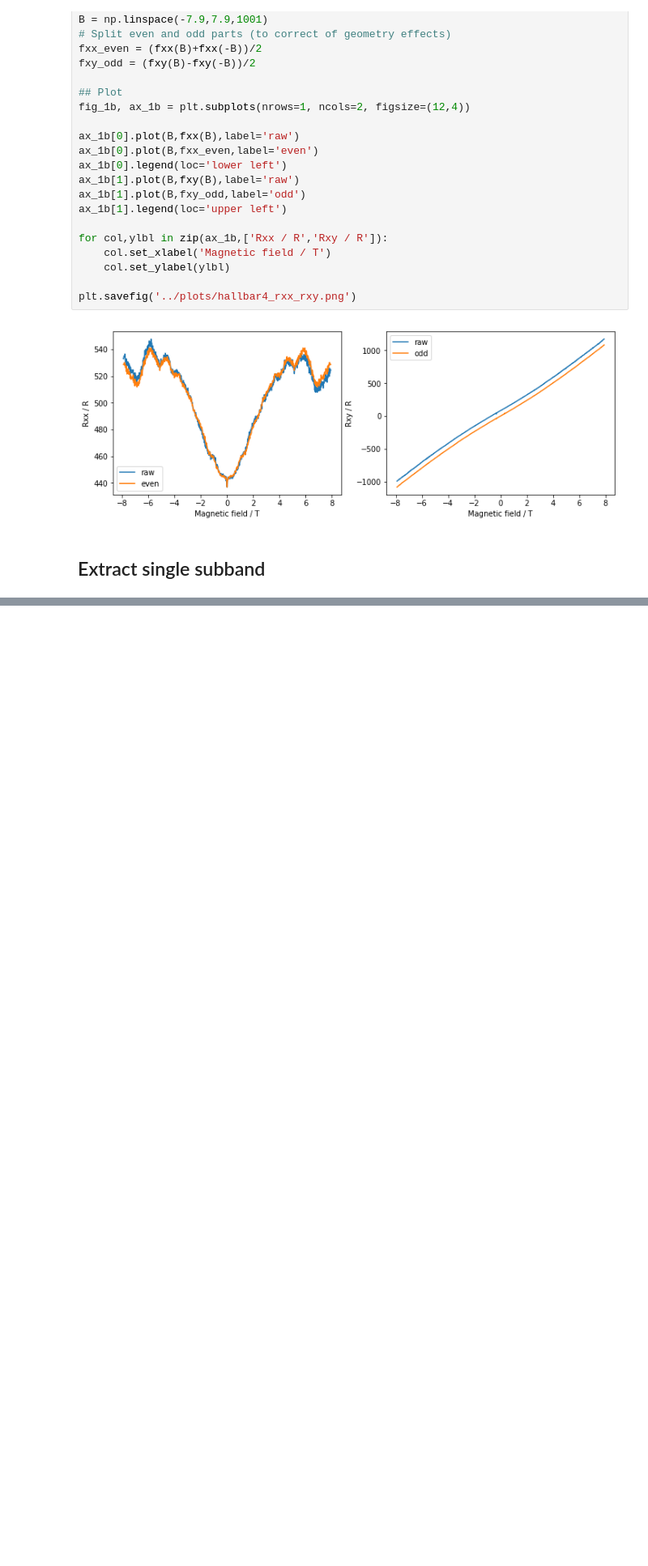
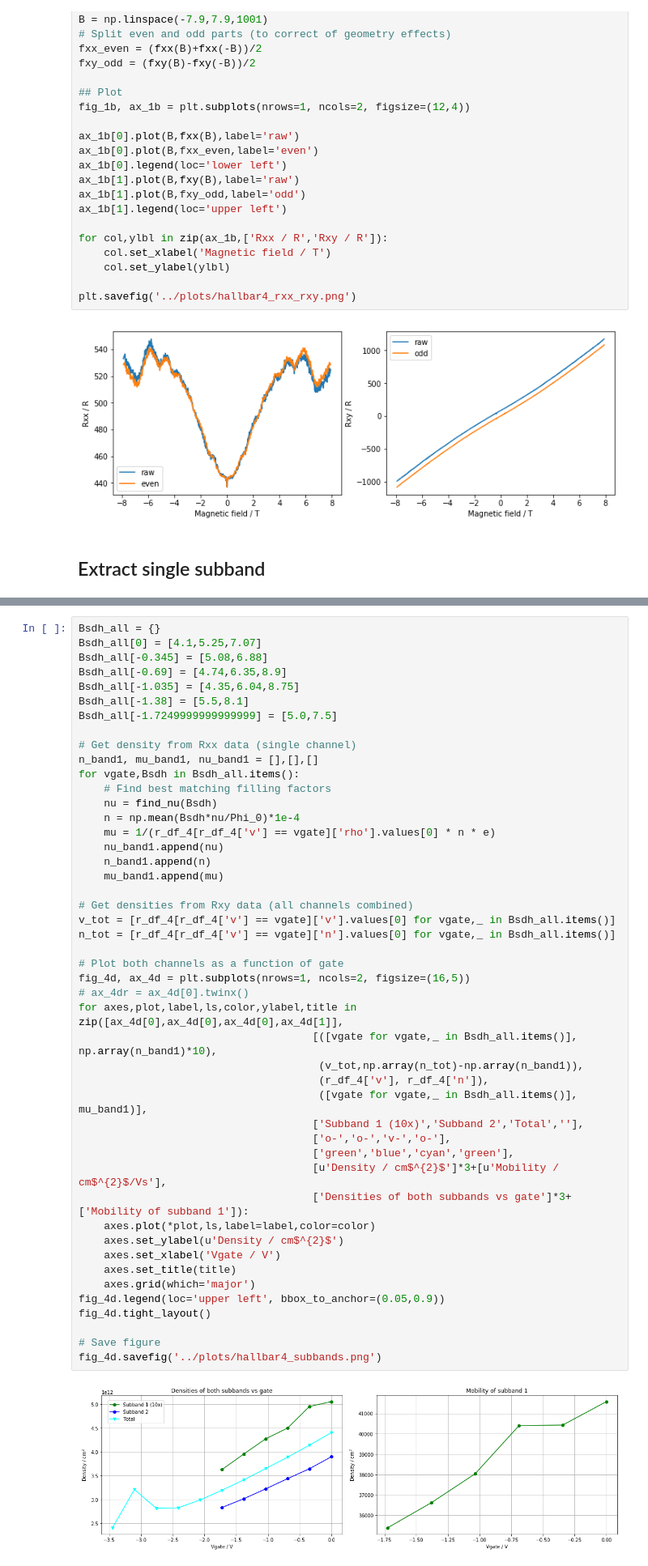
Before and after one commit to danielbouman/2deg, a Jupyter notebook: JSL109_01_hallbar_analysis.ipynb, the cells around one changed output, grey strips where cells are left out. Shown at 81% size. Saved outputs shown, nothing was run; the diff lists cells and outputs as text; blank space fills up the shorter version.

```diff
--- a/JSL109_01_hallbar_analysis.ipynb
+++ b/JSL109_01_hallbar_analysis.ipynb
@@ -470,0 +500,49 @@ fig_4c.savefig('../plots/hallbar4_overview.png')
+# %%
+Bsdh_all = {}
+Bsdh_all[0] = [4.1,5.25,7.07]
+Bsdh_all[-0.345] = [5.08,6.88]
+Bsdh_all[-0.69] = [4.74,6.35,8.9]
+Bsdh_all[-1.035] = [4.35,6.04,8.75]
+Bsdh_all[-1.38] = [5.5,8.1]
+Bsdh_all[-1.7249999999999999] = [5.0,7.5]
+
+# Get density from Rxx data (single channel)
+n_band1, mu_band1, nu_band1 = [],[],[]
+for vgate,Bsdh in Bsdh_all.items():
+    # Find best matching filling factors
+    nu = find_nu(Bsdh)
+    n = np.mean(Bsdh*nu/Phi_0)*1e-4
+    mu = 1/(r_df_4[r_df_4['v'] == vgate]['rho'].values[0] * n * e)
+    nu_band1.append(nu)
+    n_band1.append(n)
+    mu_band1.append(mu)
+
+# Get densities from Rxy data (all channels combined)
+v_tot = [r_df_4[r_df_4['v'] == vgate]['v'].values[0] for vgate,_ in Bsdh_all.items()]
+n_tot = [r_df_4[r_df_4['v'] == vgate]['n'].values[0] for vgate,_ in Bsdh_all.items()]
+
+# Plot both channels as a function of gate
+fig_4d, ax_4d = plt.subplots(nrows=1, ncols=2, figsize=(16,5))
+# ax_4dr = ax_4d[0].twinx()
+for axes,plot,label,ls,color,ylabel,title in zip([ax_4d[0],ax_4d[0],ax_4d[0],ax_4d[1]],
+                                     [([vgate for vgate,_ in Bsdh_all.items()], np.array(n_band1)*10),
+                                      (v_tot,np.array(n_tot)-np.array(n_band1)),
+                                      (r_df_4['v'], r_df_4['n']),
+                                      ([vgate for vgate,_ in Bsdh_all.items()], mu_band1)],
+                                     ['Subband 1 (10x)','Subband 2','Total',''],
+                                     ['o-','o-','v-','o-'],
+                                     ['green','blue','cyan','green'],
+                                     [u'Density / cm$^{2}$']*3+[u'Mobility / cm$^{2}$/Vs'],
+                                     ['Densities of both subbands vs gate']*3+['Mobility of subband 1']):
+    axes.plot(*plot,ls,label=label,color=color)
+    axes.set_ylabel(u'Density / cm$^{2}$')
+    axes.set_xlabel('Vgate / V')
+    axes.set_title(title)
+    axes.grid(which='major')
+fig_4d.legend(loc='upper left', bbox_to_anchor=(0.05,0.9))
+fig_4d.tight_layout()
+
+# Save figure
+fig_4d.savefig('../plots/hallbar4_subbands.png')
+# %% [output]
+[figure, added]
```
Also changed, not shown: parts of 3 cells of this notebook.
